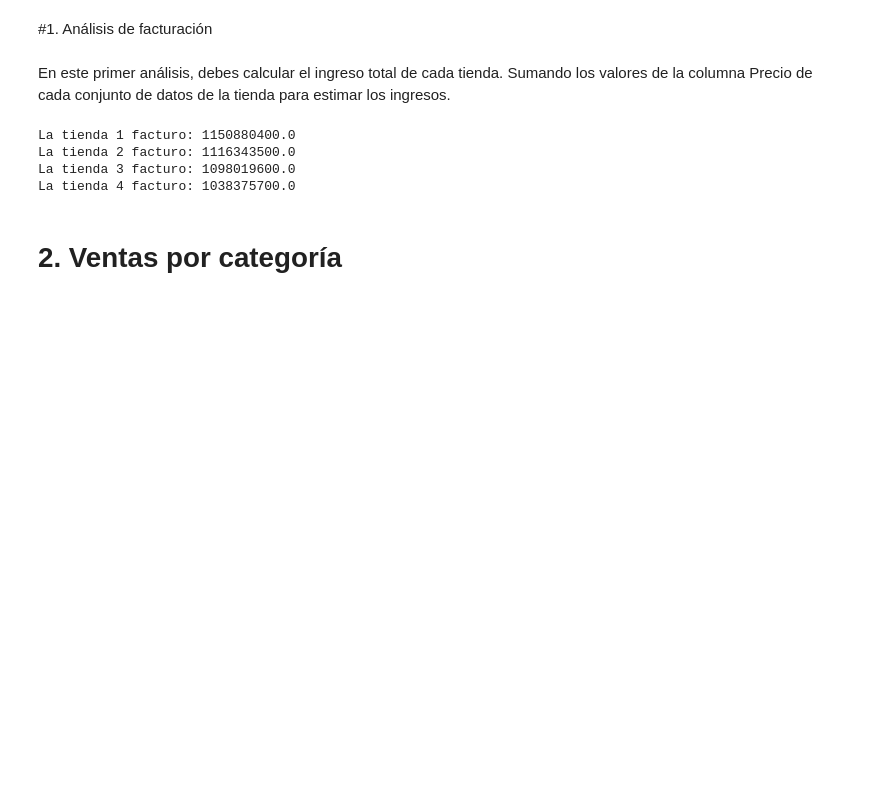
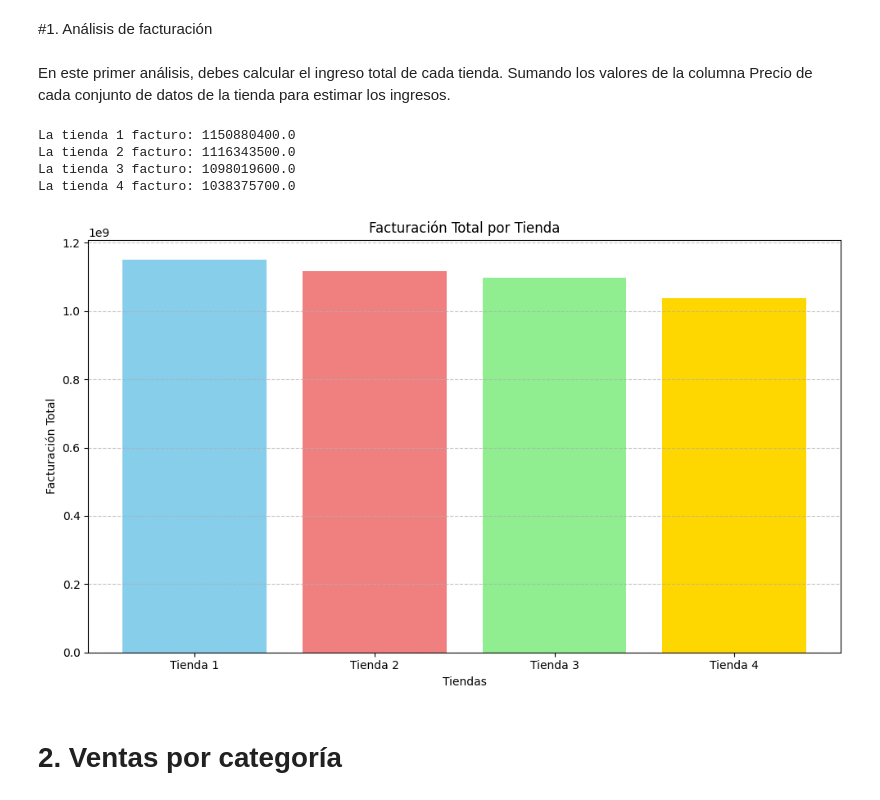
Before and after one commit to RubenAndreeB/challenge1_data-science_alura-store, a Jupyter notebook: AluraStoreLatam.ipynb, the cells around one changed output. Drawn from its saved outputs; the diff is of its cells as text; code cells hidden in the pictures; blank space fills up the shorter version.

```diff
--- a/AluraStoreLatam.ipynb
+++ b/AluraStoreLatam.ipynb
@@ -30,18 +31,30 @@ En este primer análisis, debes calcular el ingreso total de cada tienda. Sumand
 # %%
 fact_tienda1 = tienda['Precio'].sum()
 fact_tienda2 = tienda2['Precio'].sum()
 fact_tienda3 = tienda3['Precio'].sum()
 fact_tienda4 = tienda4['Precio'].sum()
 
 print(f'La tienda 1 facturo: {fact_tienda1}')
 print(f'La tienda 2 facturo: {fact_tienda2}')
 print(f'La tienda 3 facturo: {fact_tienda3}')
 print(f'La tienda 4 facturo: {fact_tienda4}')
+
+facturacion = [fact_tienda1, fact_tienda2, fact_tienda3, fact_tienda4]
+
+plt.figure(figsize=(10, 6))
+plt.bar(['Tienda 1', 'Tienda 2', 'Tienda 3', 'Tienda 4'], facturacion, color=['skyblue', 'lightcoral', 'lightgreen', 'gold'])
+plt.xlabel('Tiendas')
+plt.ylabel('Facturación Total')
+plt.title('Facturación Total por Tienda')
+plt.grid(axis='y', linestyle='--', alpha=0.7)
+plt.tight_layout()
+plt.show()
 # %% [output]
 La tienda 1 facturo: 1150880400.0
 La tienda 2 facturo: 1116343500.0
 La tienda 3 facturo: 1098019600.0
 La tienda 4 facturo: 1038375700.0
+[figure, added]
 # %% [markdown]
 # 2. Ventas por categoría
 # %% [markdown]
```
Also changed, not shown: parts of 16 cells of this notebook.
